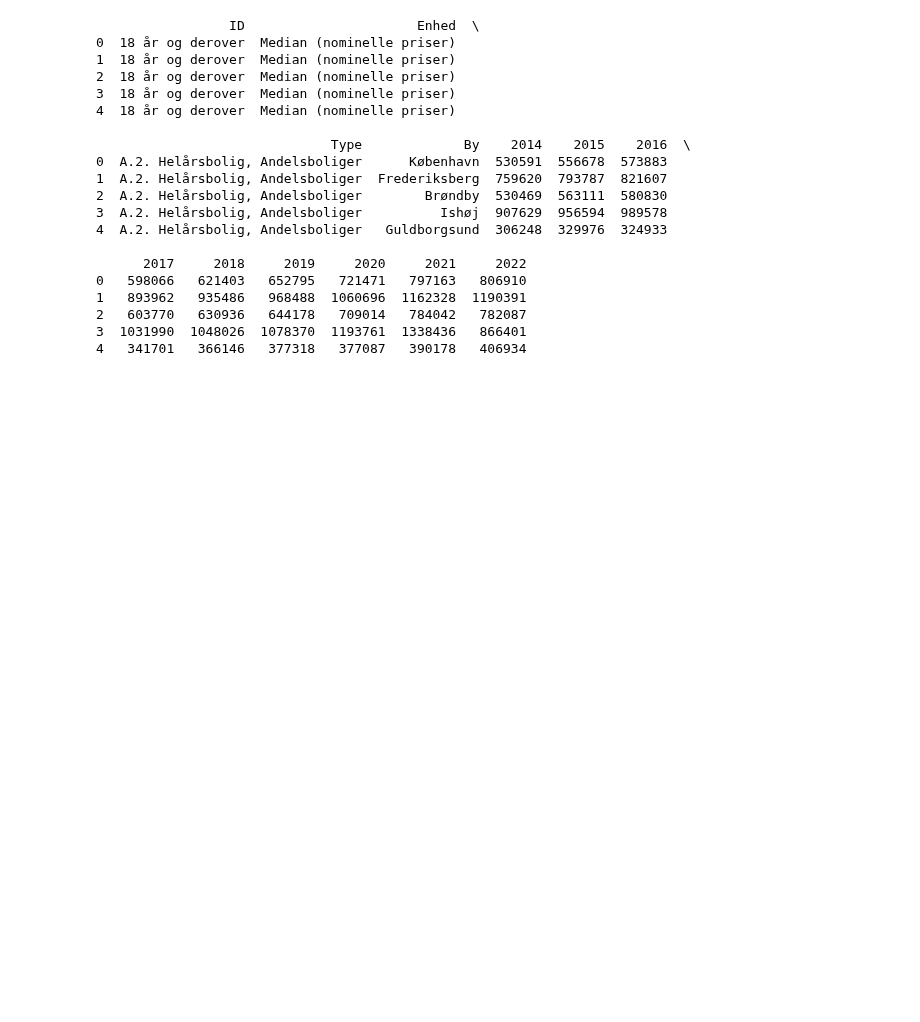
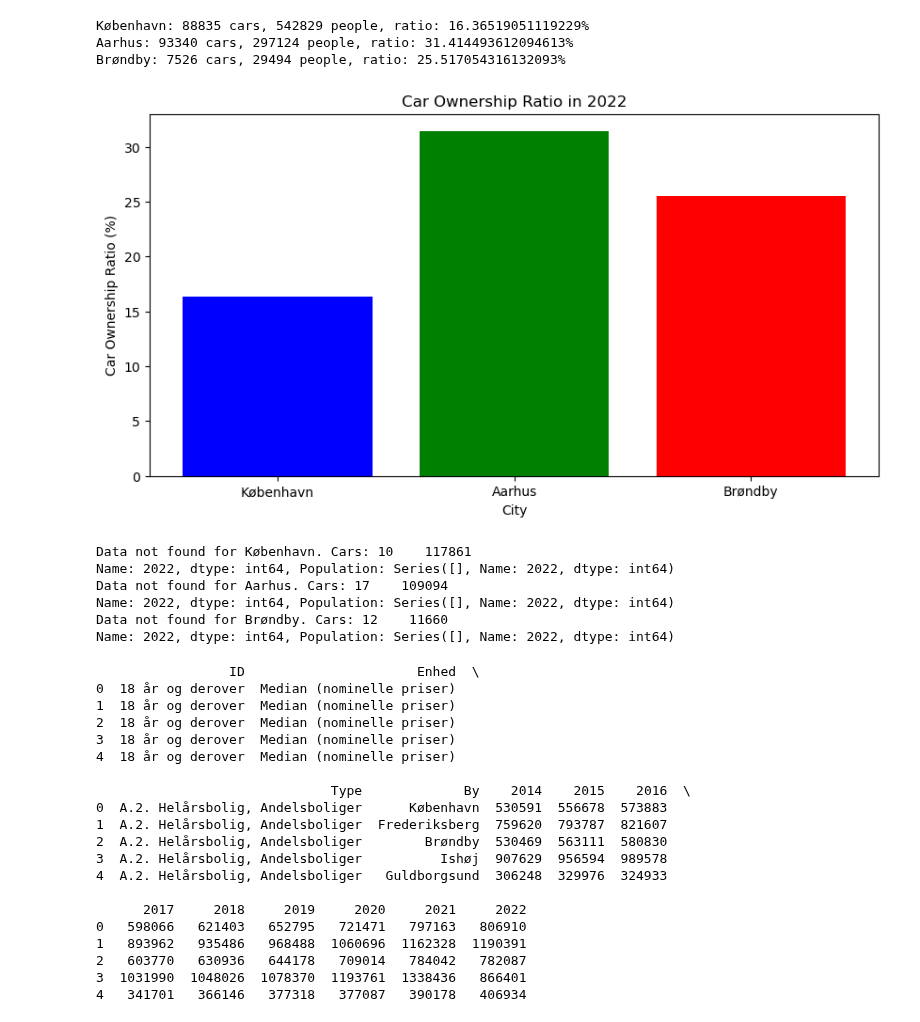
Before and after one commit to NumEconCopenhagen/projects-2024-frederik, a Jupyter notebook: dataproject/datakode.ipynb, the cells around one changed output. Drawn from its saved outputs; the diff is of its cells as text; code cells hidden in the pictures; blank space fills up the shorter version.

```diff
--- a/dataproject/datakode.ipynb
+++ b/dataproject/datakode.ipynb
@@ -85,3 +109,73 @@ print(popmedformue.head())
+# %%
+import matplotlib.pyplot as plt
+
+# Assuming popmedformue is the DataFrame with car data and 'pop' is the DataFrame with population data.
+
+# Define the cities and year of interest
+specific_cities = ['København', 'Aarhus', 'Brøndby']
+year = '2022'
+
+# Check that the data is present for the specific type and cities in both DataFrames
+car_data_exists = all(city in popmedformue['By'].values for city in specific_cities)
+pop_data_exists = all(city in pop['By'].values for city in specific_cities)
+
+# If data exists, proceed with the merge
+if car_data_exists and pop_data_exists:
+    # Merge the two datasets on the 'By' column for the year 2022
+    merged_data = pd.merge(
+        popmedformue[['By', year]],
+        pop[['By', year]],
+        on='By',
+        suffixes=('_cars', '_pop')
+    )
+
+    # Calculate the car ownership ratios for each city
+    car_ownership_ratios = {}
+    for city in specific_cities:
+        city_data = merged_data[merged_data['By'] == city]
+        if not city_data.empty:
+            num_cars = city_data[year + '_cars'].iloc[0]
+            population = city_data[year + '_pop'].iloc[0]
+            car_ownership_ratios[city] = (num_cars / population) * 100  # Convert to percentage
+            print(f"{city}: {num_cars} cars, {population} people, ratio: {car_ownership_ratios[city]}%")
+        else:
+            print(f"No data for {city}")
+
+    # Plot the ratios if we have them
+    if car_ownership_ratios:
+        plt.figure(figsize=(10, 5))
+        plt.bar(car_ownership_ratios.keys(), car_ownership_ratios.values(), color=['blue', 'green', 'red'])
+        plt.title('Car Ownership Ratio in 2022')
+        plt.xlabel('City')
+        plt.ylabel('Car Ownership Ratio (%)')
+        plt.show()
+    else:
+        print("No ratios to plot.")
+else:
+    print("Car data or population data is missing for the specified cities.")
+# %% [output]
+København: 88835 cars, 542829 people, ratio: 16.36519051119229%
+Aarhus: 93340 cars, 297124 people, ratio: 31.414493612094613%
+Brøndby: 7526 cars, 29494 people, ratio: 25.517054316132093%
+[figure, added]
+# %%
+for city in specific_cities:
+    car_rows = popmedformue.loc[(popmedformue['By'] == city) & (popmedformue['Type'] == "A.5. Biler"), year]
+    pop_rows = pop.loc[(pop['By'] == city) & (pop['Type'] == "Personer i befolkningen d. 31.12 (antal)"), year]
+
+    if not car_rows.empty and not pop_rows.empty:
+        num_cars = car_rows.values[0]
+        population = pop_rows.values[0]
+        ratios[city] = (num_cars / population) * 100  # Convert to percentage
+    else:
+        print(f"Data not found for {city}. Cars: {car_rows}, Population: {pop_rows}")
+# %% [output]
+Data not found for København. Cars: 10    117861
+Name: 2022, dtype: int64, Population: Series([], Name: 2022, dtype: int64)
+Data not found for Aarhus. Cars: 17    109094
+Name: 2022, dtype: int64, Population: Series([], Name: 2022, dtype: int64)
+Data not found for Brøndby. Cars: 12    11660
+Name: 2022, dtype: int64, Population: Series([], Name: 2022, dtype: int64)
 # %%
 # URL of the dataset on GitHub (make sure to use the raw version of the file)
 url4 = 'https://raw.githubusercontent.com/NumEconCopenhagen/projects-2024-frederik/main/dataproject/Kun-personer-med-formuetype.xlsx'
```
Also changed, not shown: parts of 4 cells of this notebook.
